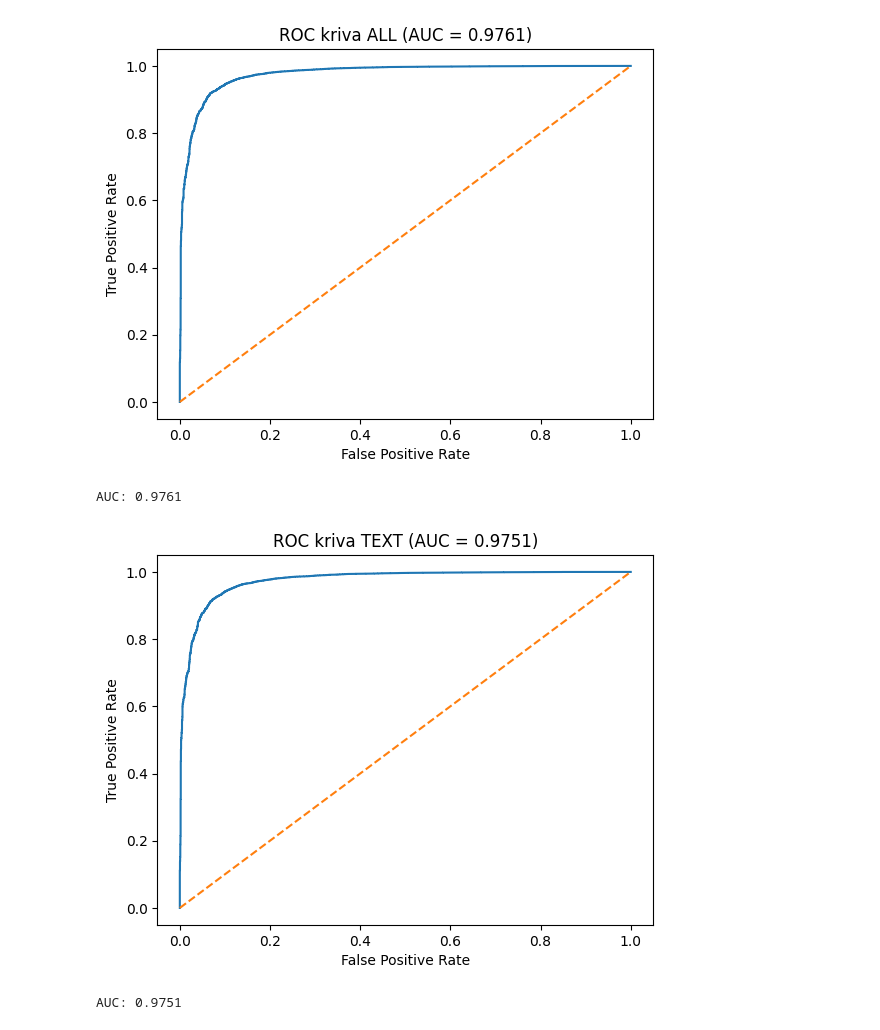
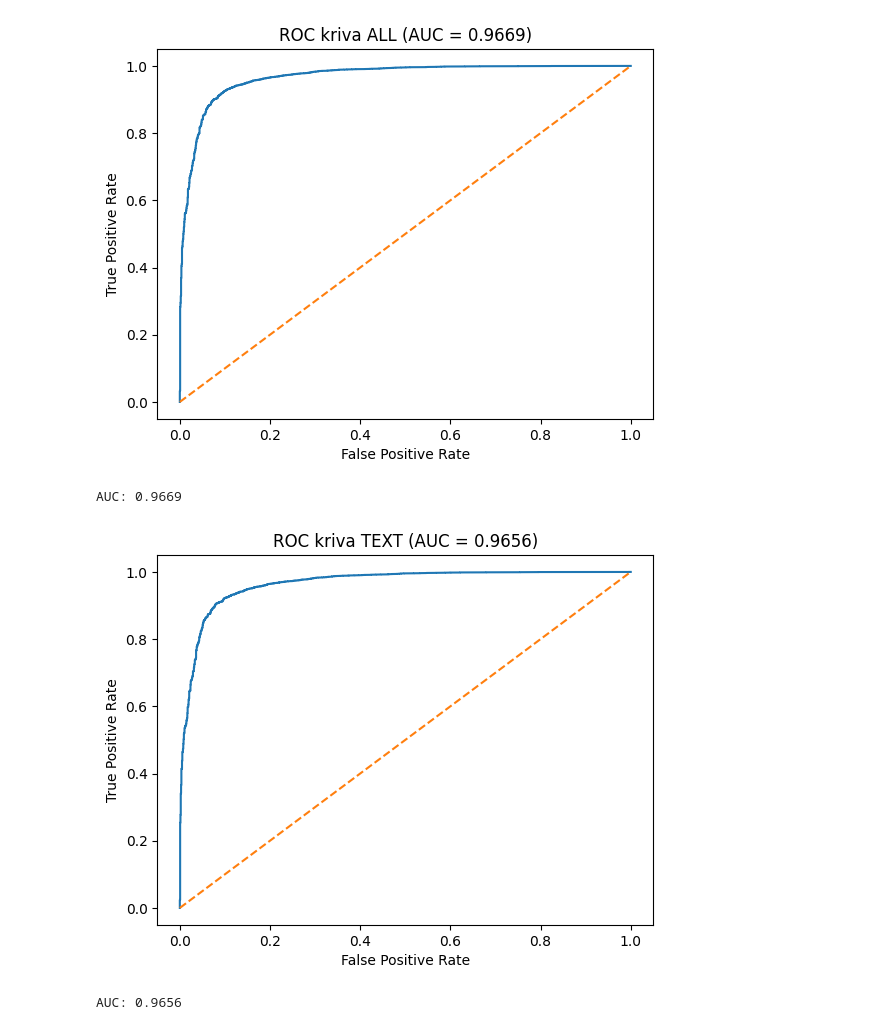
Before and after one commit to draganakatic/Amazon-Customer-Reviews-Dataset, a Jupyter notebook: classification_Sentiment.ipynb, the cells around one changed output. Saved outputs shown, nothing was run; the diff lists cells and outputs as text; code cells hidden in the pictures.

```diff
--- a/classification_Sentiment.ipynb
+++ b/classification_Sentiment.ipynb
@@ -79,7 +79,7 @@ data.head()
 # %%
 data_small, _ = train_test_split(
     data,
-    train_size=100000,
+    train_size=50000,
     stratify=data["Score"],
     random_state=42
 )
@@ -319,7 +313,7 @@ def show_cm_raw_vs_bal_for_model(
     print(f"{title_prefix} | Model: {model_name} | TFIDF: {max_features}")
     print("="*90)
 
-    pipe_raw = Pipeline([("pre", pre), ("clf", models[model_name])])
+    pipe_raw = Pipeline([("pre", pre), ("clf", clone(models[model_name]))])
     pipe_raw.fit(X_train, y_train)
 
     pred_raw_tr = pipe_raw.predict(X_train)
@@ -605,7 +599,7 @@ def show_cm_raw_vs_bal_for_model_tx(
     print(f"{title_prefix} | Model: {model_name} | TFIDF: {max_features}")
     print("="*90)
 
-    pipe_raw = Pipeline([("pre", pre), ("clf", models[model_name])])
+    pipe_raw = Pipeline([("pre", pre), ("clf", clone(models[model_name]))])
     pipe_raw.fit(X_train, y_train)
 
     pred_raw_tr = pipe_raw.predict(X_train)
@@ -766,37 +760,36 @@ weighted avg       0.93      0.91      0.92     18500
 
 pre = make_preprocessor(max_features=20000)
 
 # izaberi model
 model = clone(models["LinearSVC"])
 
 pipe = Pipeline([
     ("pre", pre),
-    ("clf", model)
+    ("clf", clone(model))
 ])
 
 pipe.fit(X_train, y_train)
 
-# ---- ROC deo ----
 if hasattr(pipe, "predict_proba"):
     y_score = pipe.predict_proba(X_test)[:, 1]
 else:
     y_score = pipe.decision_function(X_test)
 
 fpr, tpr, _ = roc_curve(y_test, y_score)
 auc = roc_auc_score(y_test, y_score)
 
 plt.figure()
 plt.plot(fpr, tpr)
 plt.plot([0, 1], [0, 1], linestyle="--")
 plt.xlabel("False Positive Rate")
 plt.ylabel("True Positive Rate")
 plt.title(f"ROC kriva ALL (AUC = {auc:.4f})")
 plt.show()
 
 print(f"AUC: {auc:.4f}")
 # %% [output]
-[figure, old version]
+[figure, new version]
-AUC: 0.9761
+AUC: 0.9669
 # %%
 pre = make_preprocessor_text(max_features=20000)
 
@@ -804,7 +797,7 @@ model = clone(models["LinearSVC"])
 
 pipe = Pipeline([
     ("pre", pre),
-    ("clf", model)
+    ("clf", clone(model))
 ])
 
 pipe.fit(X_train_tx, y_train_tx)
@@ -827,5 +820,5 @@ plt.show()
 
 print(f"AUC: {auc:.4f}")
 # %% [output]
-[figure, old version]
+[figure, new version]
-AUC: 0.9751
+AUC: 0.9656
```
Also changed, not shown: parts of 12 cells of this notebook, 5 other files.
